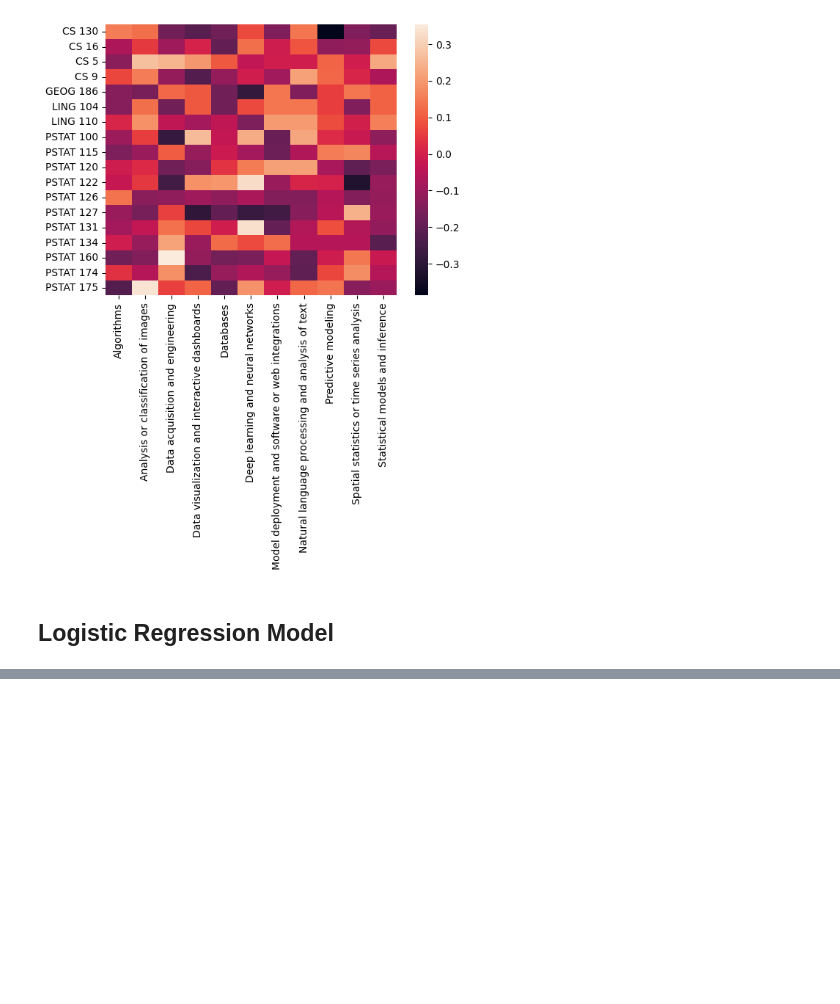
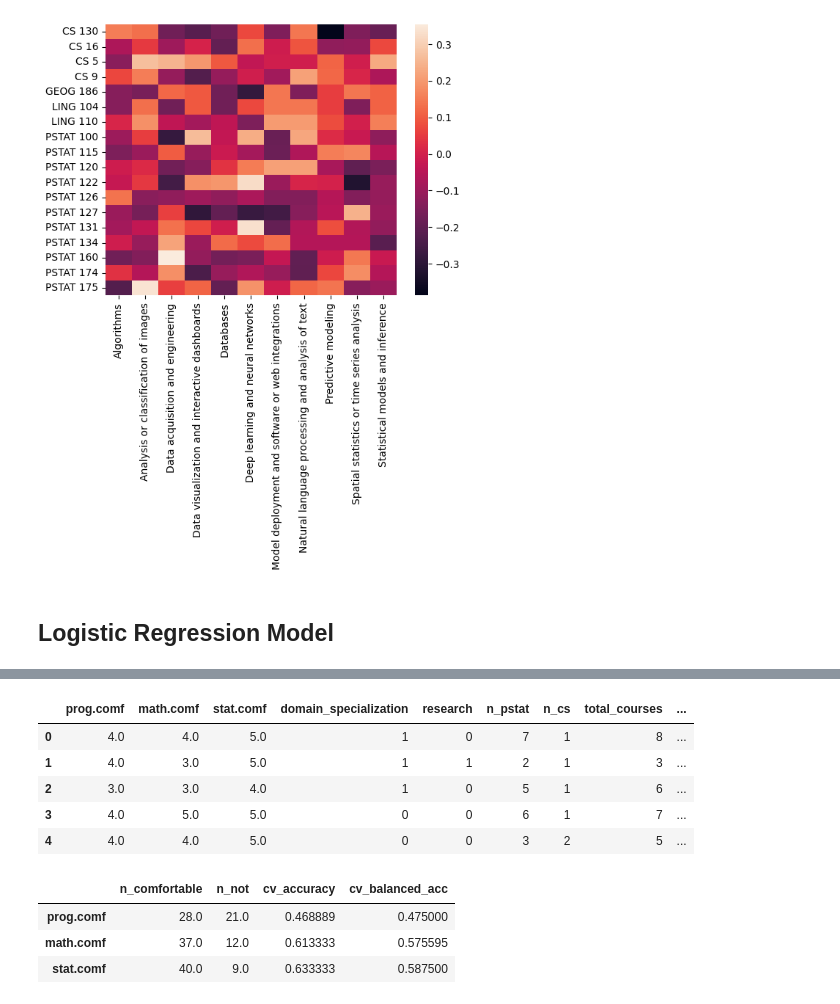
Before and after one commit to pstat-197a-fall2026/module0-class-survey-team11, a Jupyter notebook: scripts/scratchwork-sid.ipynb, the cells around one changed output, grey strips where cells are left out. Cells and saved outputs as stored; diff of their text form; code cells hidden in the pictures; blank space fills up the shorter version.

```diff
--- a/scripts/scratchwork-sid.ipynb
+++ b/scripts/scratchwork-sid.ipynb
@@ -93,0 +122,52 @@ feature_df.head()
+# %%
+
+merged_df['n_pstat'] = merged_df['courses'].str.count(r'\bPSTAT ')
+merged_df['n_cs']    = merged_df['courses'].str.count(r'\bCS ')
+merged_df['total_courses'] = merged_df[['n_pstat', 'n_cs']].sum(axis=1)
+merged_df['n_areas'] = merged_df['areas'].str.split(", ")
+merged_df['n_areas'] = [[x for x in lst if x != 'generally'] for lst in merged_df['n_areas']]
+merged_df['n_areas'] = [len(x) for x in merged_df['n_areas']]
+merged_df['9_or_more'] = np.where(merged_df['upper_div_courses'] == '9+', 1, 0)
+merged_df = merged_df.drop(['response_id','prog.prof', 'math.prof', 'stat.prof', 'upper_div_courses', 'courses', 'type', 'domains', 'areas'], axis=1)
+merged_df = pd.get_dummies(merged_df, columns=['language'], drop_first=True, dtype=int)
+merged_df['domain_specialization'] = (merged_df['domain_specialization'] == "Yes").astype(int)
+merged_df['research'] = (merged_df['research'] == "Yes").astype(int)
+merged_df.head()
+# %% [output]
+|  | prog.comf | math.comf | stat.comf | domain_specialization | research | n_pstat | n_cs | total_courses | ... |
+| 0 | 4.0 | 4.0 | 5.0 | 1 | 0 | 7 | 1 | 8 | ... |
+| 1 | 4.0 | 3.0 | 5.0 | 1 | 1 | 2 | 1 | 3 | ... |
+| 2 | 3.0 | 3.0 | 4.0 | 1 | 0 | 5 | 1 | 6 | ... |
+| 3 | 4.0 | 5.0 | 5.0 | 0 | 0 | 6 | 1 | 7 | ... |
+| 4 | 4.0 | 4.0 | 5.0 | 0 | 0 | 3 | 2 | 5 | ... |
+# %%
+from sklearn.pipeline import make_pipeline
+from sklearn.preprocessing import StandardScaler
+target_values = ['prog.comf', 'math.comf', 'stat.comf']
+
+X = merged_df.drop(target_values, axis=1)
+y = (merged_df[target_values] >= 4).astype(int)
+
+cross_validation = StratifiedKFold(n_splits=5, shuffle=True, random_state=69)
+
+models, results, coefs = {}, {}, {}
+for t in target_values:
+    y_t = y[t]
+    model = make_pipeline(StandardScaler(), LogisticRegression(C=0.5, class_weight='balanced', max_iter=1000))
+
+    results[t] = {'n_comfortable': y_t.sum(),
+        'n_not': (1 - y_t).sum(),
+        'cv_accuracy': cross_val_score(model, X, y_t, cv=cross_validation, scoring='accuracy').mean(),
+        'cv_balanced_acc': cross_val_score(model, X, y_t, cv=cross_validation, scoring='balanced_accuracy').mean(),}
+
+    model.fit(X,y_t)
+    models[t] = model
+    coefs[t] = pd.Series(model[-1].coef_[0], index=X.columns)
+results_df = pd.DataFrame(results).T
+coef_df = pd.DataFrame(coefs)
+results_df
+# %% [output]
+|  | n_comfortable | n_not | cv_accuracy | cv_balanced_acc |
+| prog.comf | 28.0 | 21.0 | 0.468889 | 0.475000 |
+| math.comf | 37.0 | 12.0 | 0.613333 | 0.575595 |
+| stat.comf | 40.0 | 9.0 | 0.633333 | 0.587500 |
```
Also changed, not shown: parts of 2 cells of this notebook.
